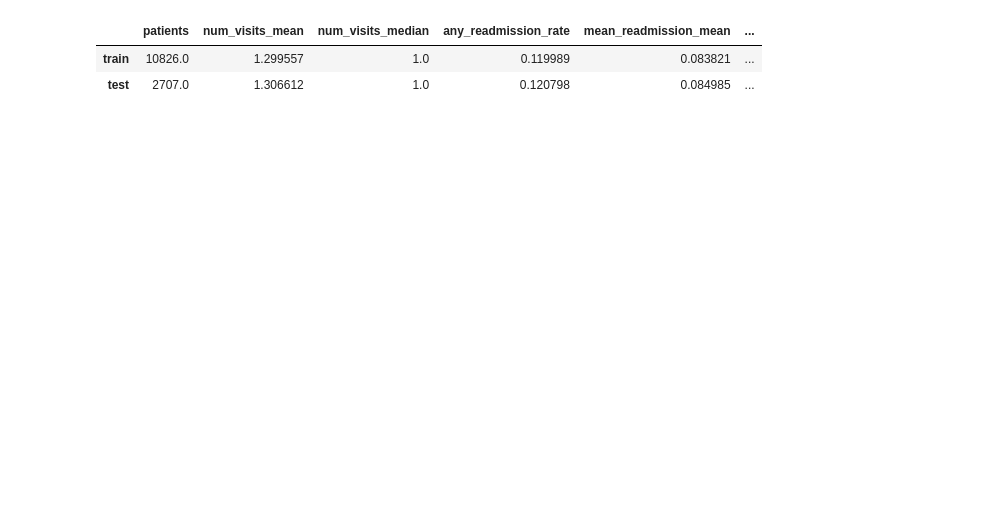
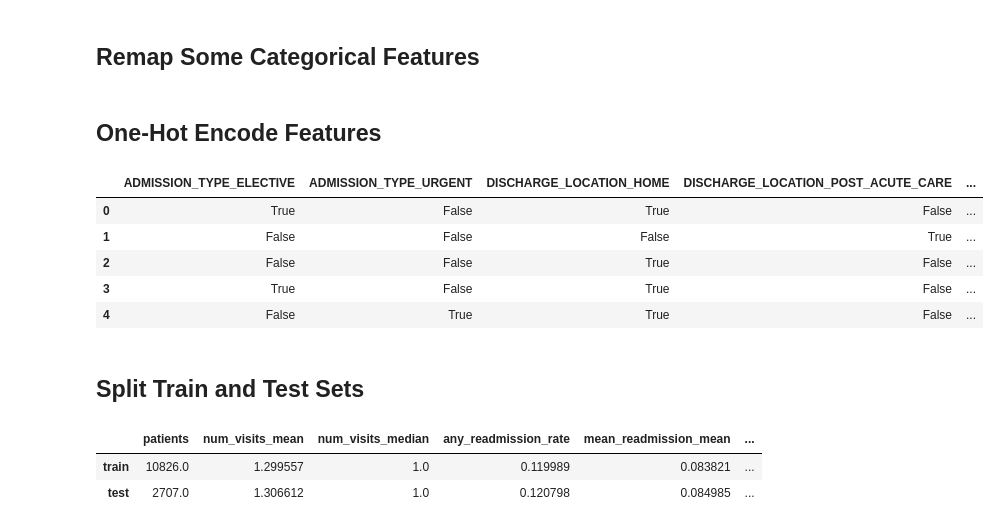
Before and after one commit to LucasVon0645/msc-thesis-recurrent-health-modeling, a Jupyter notebook: recurrent_health_events_prediction/training/notebooks/split_data.ipynb, the cells around one changed output. Cells and saved outputs as stored; diff of their text form; code cells hidden in the pictures; blank space fills up the shorter version.

```diff
--- a/recurrent_health_events_prediction/training/notebooks/split_data.ipynb
+++ b/recurrent_health_events_prediction/training/notebooks/split_data.ipynb
@@ -25,0 +38,2 @@ df.head()
+# %% [markdown]
+## Remap Some Categorical Features
@@ -26,3 +45,28 @@ df.head()
+# %% [markdown]
+## One-Hot Encode Features
+# %%
+from recurrent_health_events_prediction.training.utils import (
+    preprocess_features_to_one_hot_encode,
+)
+
+features_to_one_hot_encode = training_data_config["features_to_one_hot_encode"]
+one_hot_cols_to_drop = training_data_config["one_hot_cols_to_drop"]
+
+df, new_cols = preprocess_features_to_one_hot_encode(
+    df,
+    features_to_encode=features_to_one_hot_encode,
+    one_hot_cols_to_drop=one_hot_cols_to_drop,
+)
+df[new_cols].head()
+# %% [output]
+|  | ADMISSION_TYPE_ELECTIVE | ADMISSION_TYPE_URGENT | DISCHARGE_LOCATION_HOME | DISCHARGE_LOCATION_POST_ACUTE_CARE | ... |
+| 0 | True | False | True | False | ... |
+| 1 | False | False | False | True | ... |
+| 2 | False | False | True | False | ... |
+| 3 | True | False | True | False | ... |
+| 4 | False | True | True | False | ... |
+# %% [markdown]
+## Split Train and Test Sets
 # %%
 from recurrent_health_events_prediction.training.split import split_train_test_stratified_group
 
```
Also changed, not shown: parts of 14 cells of this notebook, 5 other files.
